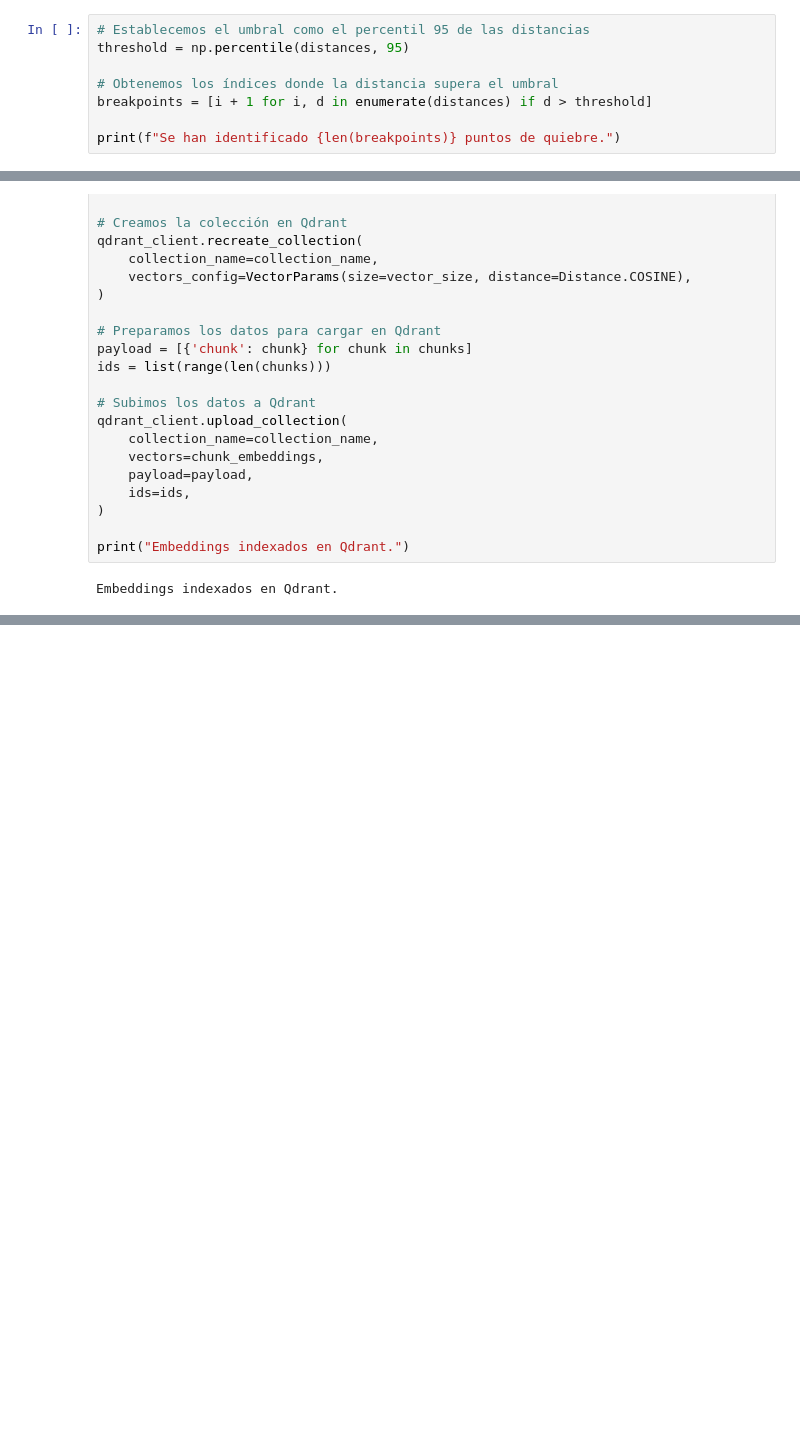
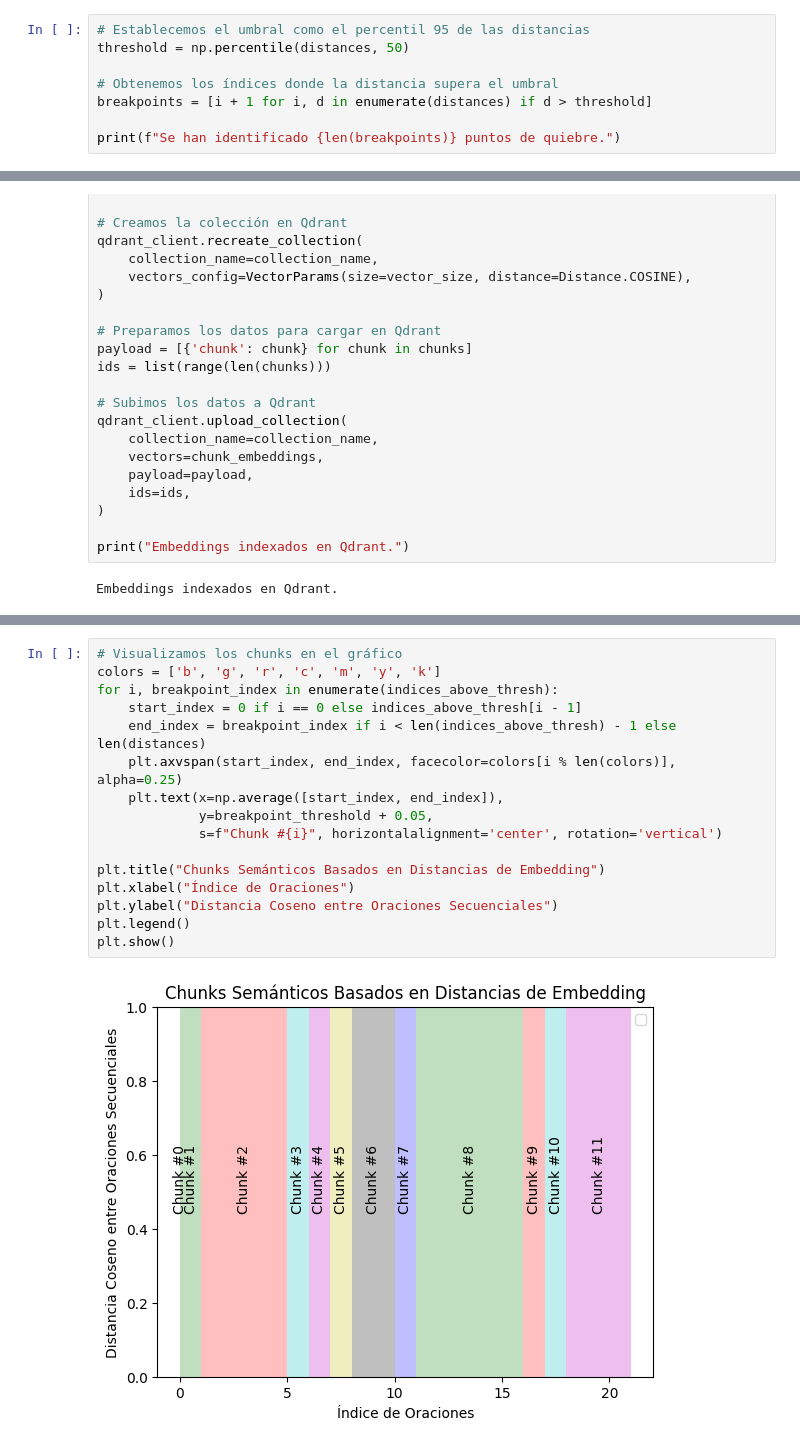
Before and after one commit to mjfura/template-rag, a Jupyter notebook: Base_Chunking.ipynb, the cells around one changed output, grey strips where cells are left out. Drawn from its saved outputs; the diff is of its cells as text; blank space fills up the shorter version.

Commit message:
base chunking con ejercicio realizado para documento chocolate

```diff
--- a/Base_Chunking.ipynb
+++ b/Base_Chunking.ipynb
@@ -216,7 +245,7 @@ print("Distancias entre oraciones calculadas.")
 Distancias entre oraciones calculadas.
 # %%
 # Establecemos el umbral como el percentil 95 de las distancias
-threshold = np.percentile(distances, 95)
+threshold = np.percentile(distances, 50)
 
 # Obtenemos los índices donde la distancia supera el umbral
 breakpoints = [i + 1 for i, d in enumerate(distances) if d > threshold]
@@ -403,0 +1102,18 @@ publish
+# %%
+# Visualizamos los chunks en el gráfico
+colors = ['b', 'g', 'r', 'c', 'm', 'y', 'k']
+for i, breakpoint_index in enumerate(indices_above_thresh):
+    start_index = 0 if i == 0 else indices_above_thresh[i - 1]
+    end_index = breakpoint_index if i < len(indices_above_thresh) - 1 else len(distances)
+    plt.axvspan(start_index, end_index, facecolor=colors[i % len(colors)], alpha=0.25)
+    plt.text(x=np.average([start_index, end_index]),
+             y=breakpoint_threshold + 0.05,
+             s=f"Chunk #{i}", horizontalalignment='center', rotation='vertical')
+
+plt.title("Chunks Semánticos Basados en Distancias de Embedding")
+plt.xlabel("Índice de Oraciones")
+plt.ylabel("Distancia Coseno entre Oraciones Secuenciales")
+plt.legend()
+plt.show()
+# %% [output]
+[figure, added]
```
Also changed, not shown: parts of 15 cells of this notebook, 3 other files.
